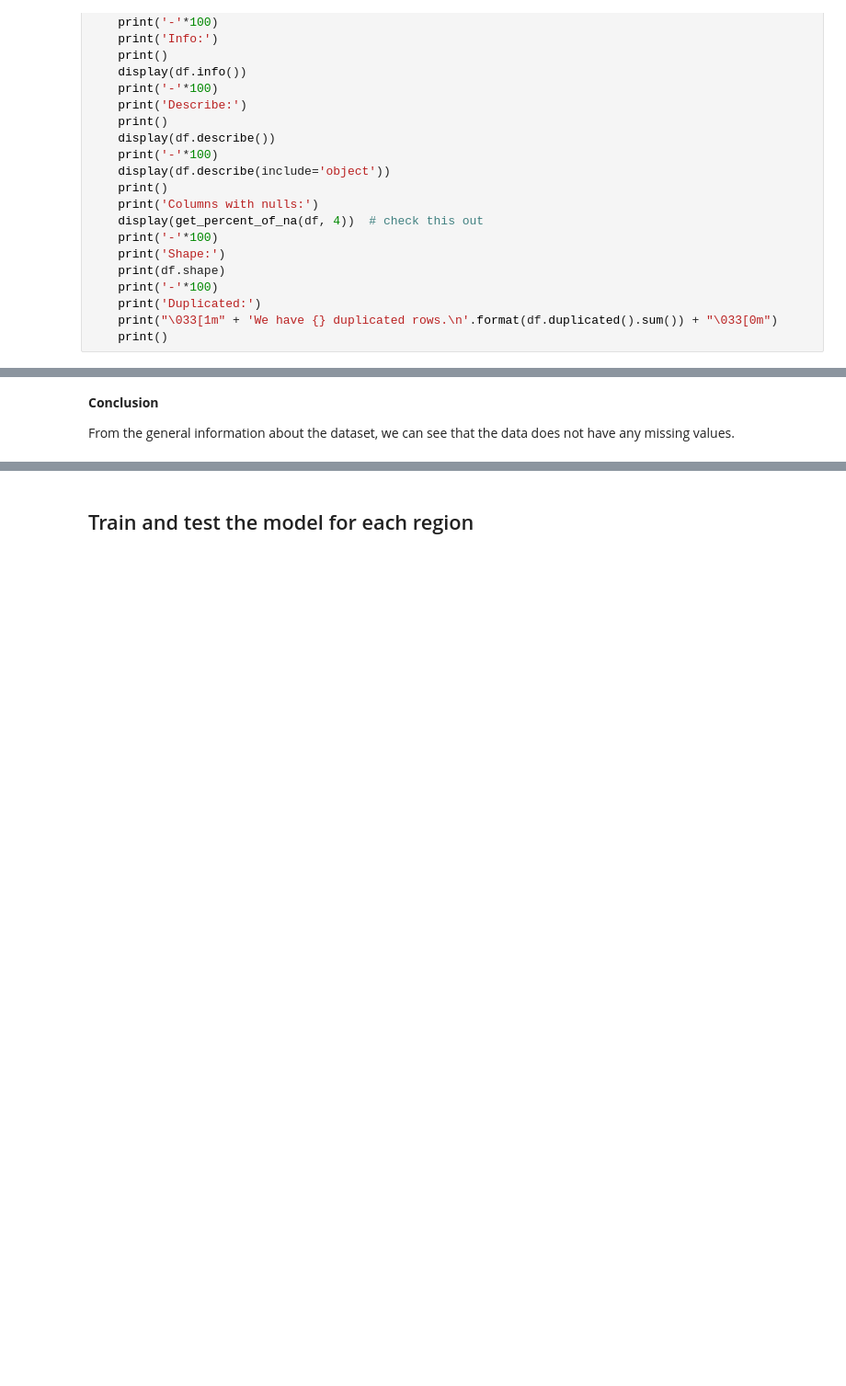
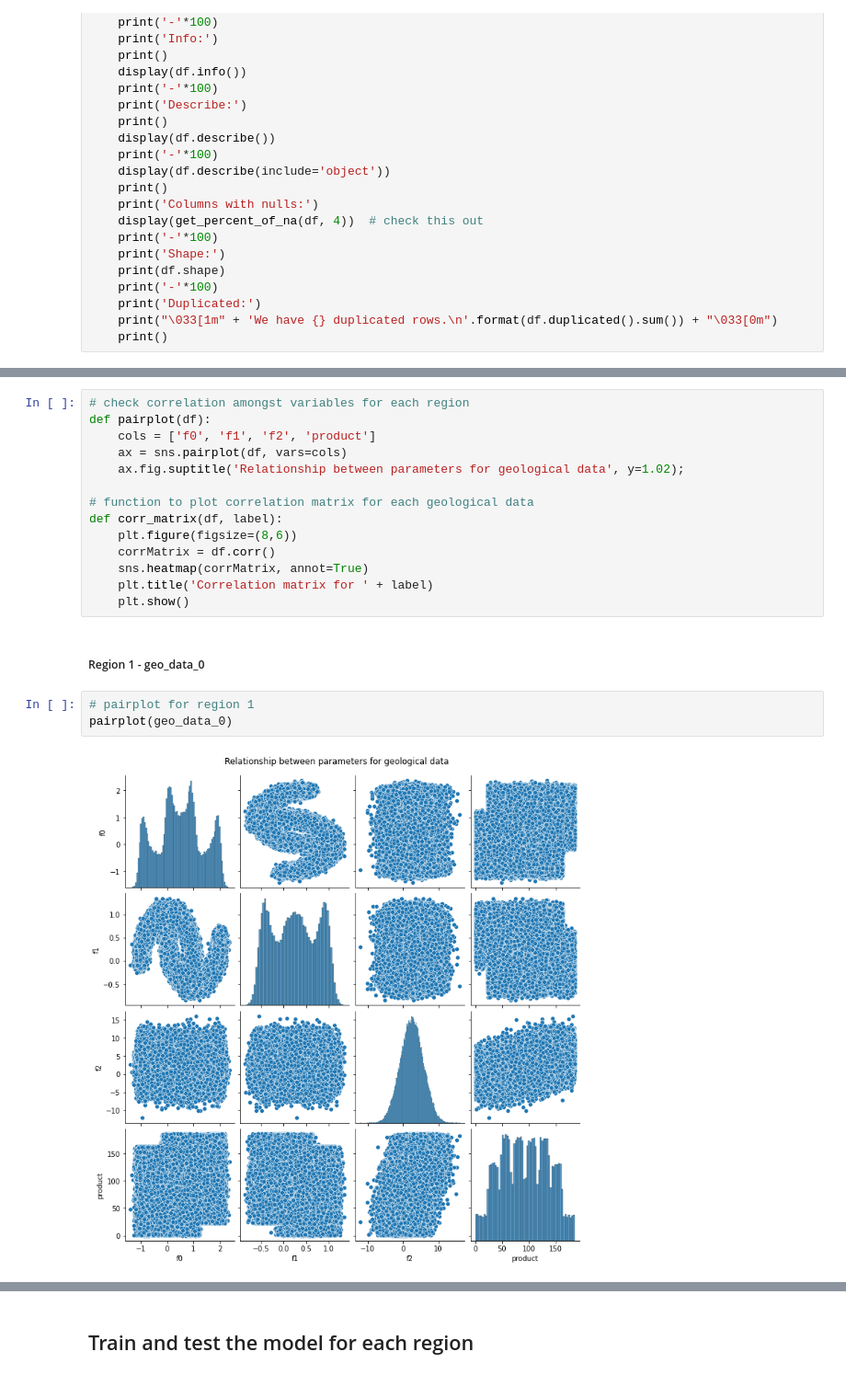
Before and after one commit to chuksoo/reservoir_optimizationML, a Jupyter notebook: oil_reserves_predictML.ipynb, the cells around one changed output, grey strips where cells are left out. Shown at 92% size. Drawn from its saved outputs; the diff is of its cells as text; blank space fills up the shorter version.

```diff
--- a/oil_reserves_predictML.ipynb
+++ b/oil_reserves_predictML.ipynb
@@ -224,7 +229,24 @@ Head:
 | 3 | KcrkZ | -13.081196 | -11.506057 | 4.999415 | 137.945408 |
 | 4 | AHL4O | 12.702195 | -8.147433 | 5.004363 | 134.766305 |
 ... (19 outputs left out)
-# %% [markdown]
-**Conclusion**
-
-From the general information about the dataset, we can see that the data does not have any missing values.
+# %%
+# check correlation amongst variables for each region
+def pairplot(df):
+    cols = ['f0', 'f1', 'f2', 'product']
+    ax = sns.pairplot(df, vars=cols)
+    ax.fig.suptitle('Relationship between parameters for geological data', y=1.02);
+
+# function to plot correlation matrix for each geological data
+def corr_matrix(df, label):
+    plt.figure(figsize=(8,6))
+    corrMatrix = df.corr()
+    sns.heatmap(corrMatrix, annot=True)
+    plt.title('Correlation matrix for ' + label)
+    plt.show()
+# %% [markdown]
+##### Region 1 - geo_data_0
+# %%
+# pairplot for region 1
+pairplot(geo_data_0)
+# %% [output]
+[figure, added]
```
Also changed, not shown: parts of 32 cells of this notebook.
